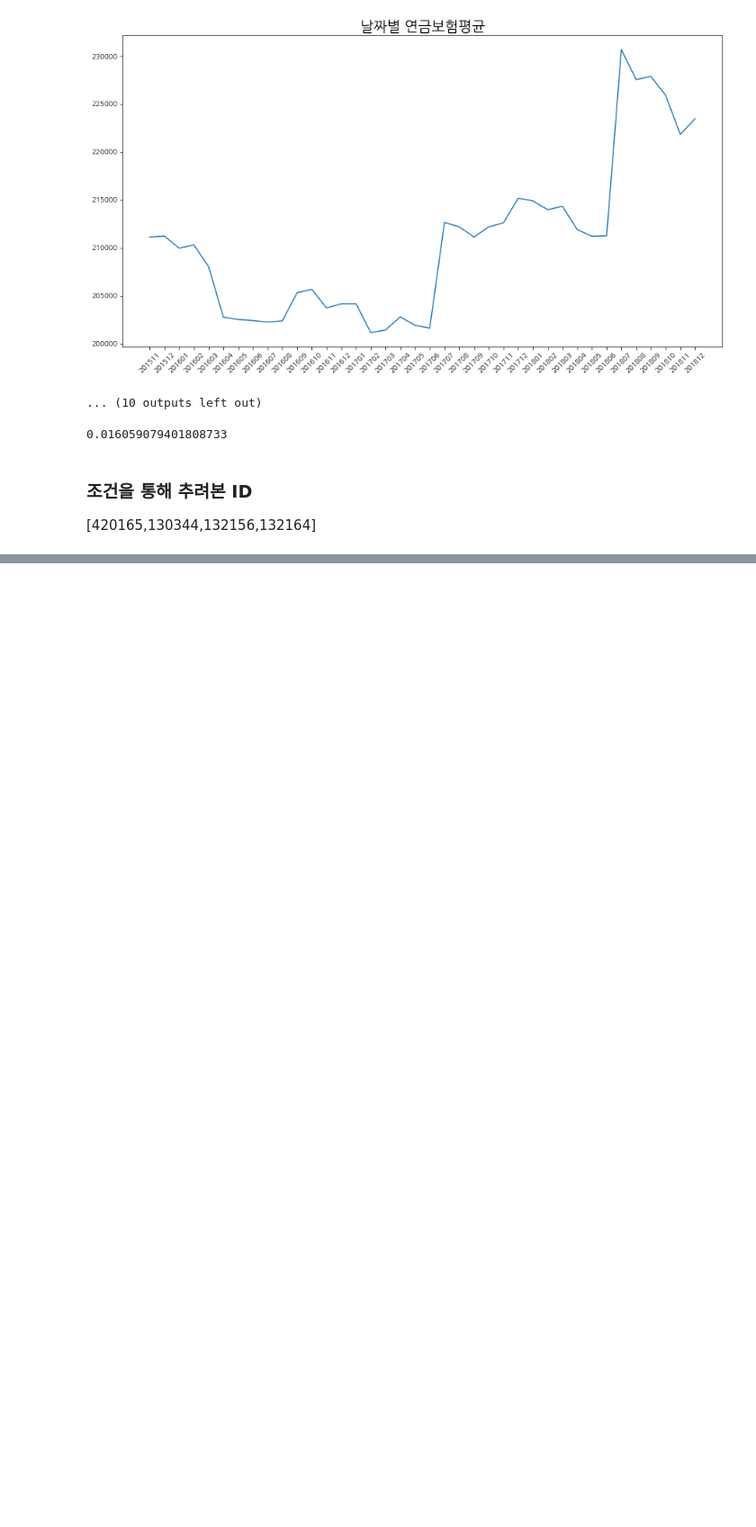
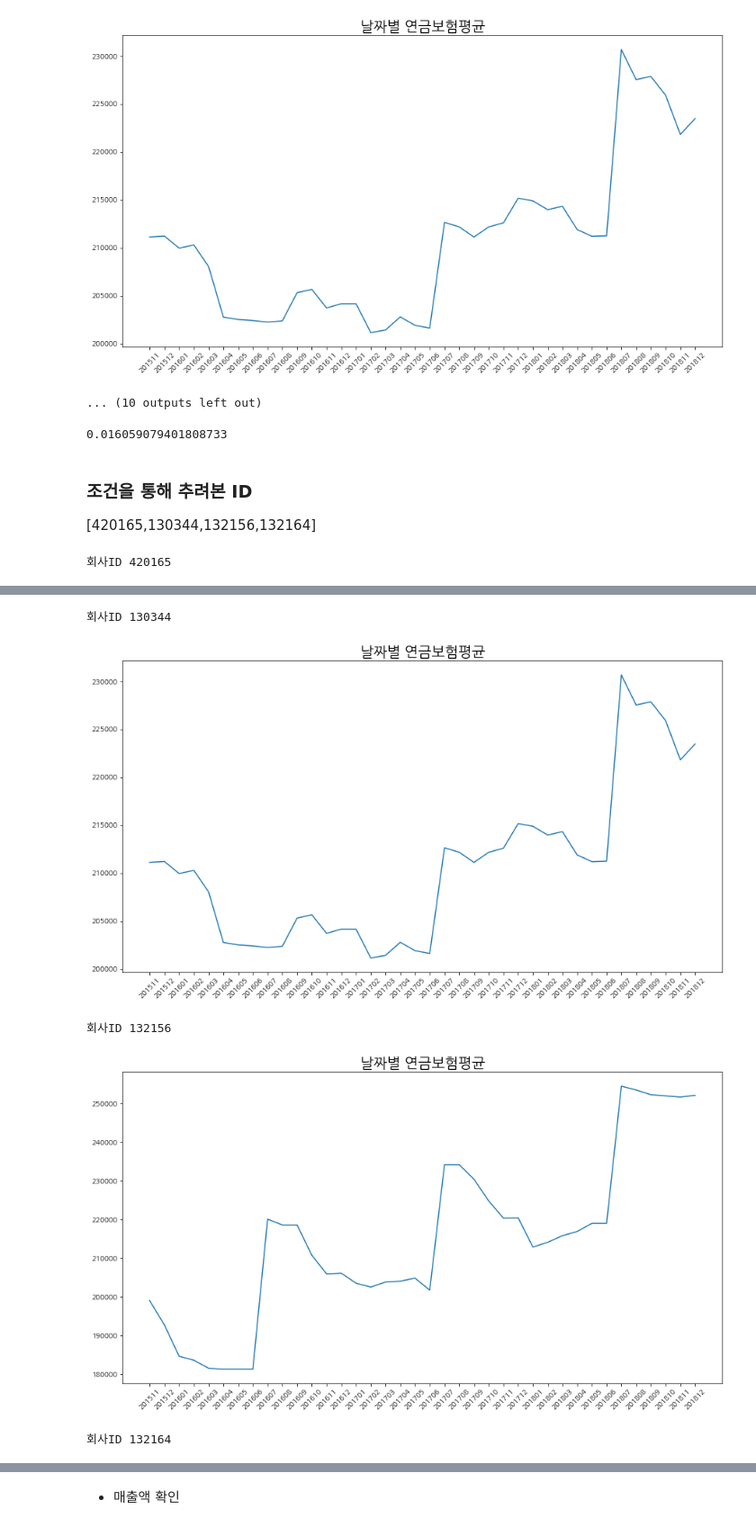
Before and after one commit to ilikeinow12/team2_wanted_onboarding, a Jupyter notebook: 유니콘 기업찾기_05.06.ipynb, the cells around one changed output, grey strips where cells are left out. Shown: that part at 90% size. Drawn from its saved outputs; the diff is of its cells as text; code cells hidden in the pictures; blank space fills up the shorter version.

```diff
--- a/유니콘 기업찾기_05.06.ipynb
+++ b/유니콘 기업찾기_05.06.ipynb
@@ -254,3 +242,10 @@ df_num['월별_연금보험료'].pct_change().mean()
 # %% [markdown]
 ### 조건을 통해 추려본 ID
 [420165,130344,132156,132164]
+# %%
+ins_list2 = [420165,130344,132156,132164]
+#날짜별 보험료
+for x in ins_list2:
+    lineploting(df_uni, x)
+# %% [output]
+회사ID 420165
@@ -256,0 +253,5 @@ df_num['월별_연금보험료'].pct_change().mean()
+회사ID 130344
+[figure, added]
+회사ID 132156
+[figure, added]
+회사ID 132164
@@ -256,0 +259,2 @@ df_num['월별_연금보험료'].pct_change().mean()
+# %% [markdown]
+- 매출액 확인
```
Also changed, not shown: parts of 5 cells of this notebook.
